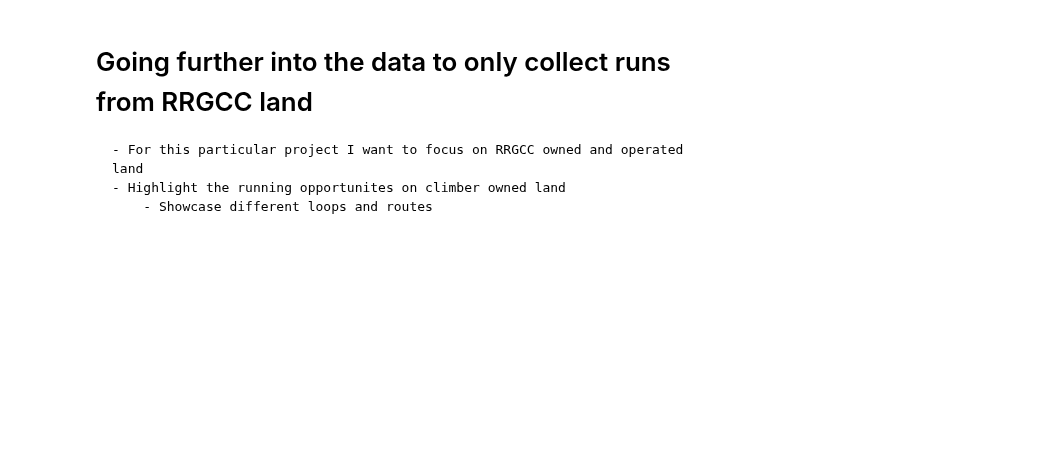
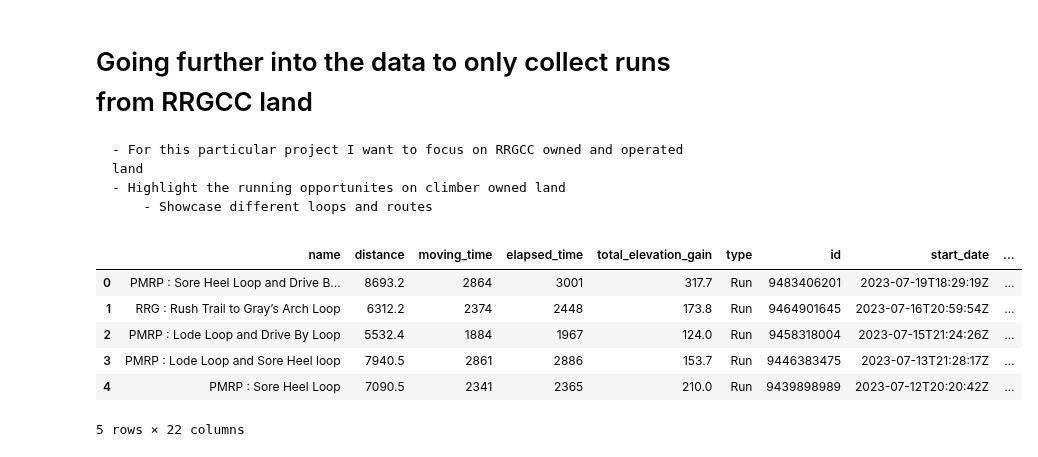
Before and after one commit to jsphotos205/strava, a Jupyter notebook: strava_api.ipynb, the cells around one changed output. Cells and saved outputs as stored; diff of their text form; code cells hidden in the pictures; blank space fills up the shorter version.

```diff
--- a/strava_api.ipynb
+++ b/strava_api.ipynb
@@ -308,3 +315,13 @@ rrg_run_data.to_csv(rrg_csv_path, index=False)
 sore_heel_data.to_csv(sore_heel_csv_path, index=False)
 lode_loop_data.to_csv(lode_loop_csv_path, index=False)
 drive_by_loop_data.to_csv(drive_by_csv_path, index=False)
+# %%
+run_data.head()
+# %% [output]
+|  | name | distance | moving_time | elapsed_time | total_elevation_gain | type | id | start_date | ... |
+| 0 | PMRP : Sore Heel Loop and Drive B... | 8693.2 | 2864 | 3001 | 317.7 | Run | 9483406201 | 2023-07-19T18:29:19Z | ... |
+| 1 | RRG : Rush Trail to Gray’s Arch Loop | 6312.2 | 2374 | 2448 | 173.8 | Run | 9464901645 | 2023-07-16T20:59:54Z | ... |
+| 2 | PMRP : Lode Loop and Drive By Loop | 5532.4 | 1884 | 1967 | 124.0 | Run | 9458318004 | 2023-07-15T21:24:26Z | ... |
+| 3 | PMRP : Lode Loop and Sore Heel loop | 7940.5 | 2861 | 2886 | 153.7 | Run | 9446383475 | 2023-07-13T21:28:17Z | ... |
+| 4 | PMRP : Sore Heel Loop | 7090.5 | 2341 | 2365 | 210.0 | Run | 9439898989 | 2023-07-12T20:20:42Z | ... |
+5 rows × 22 columns
```
Also changed, not shown: parts of 7 cells of this notebook, 6 other files.
